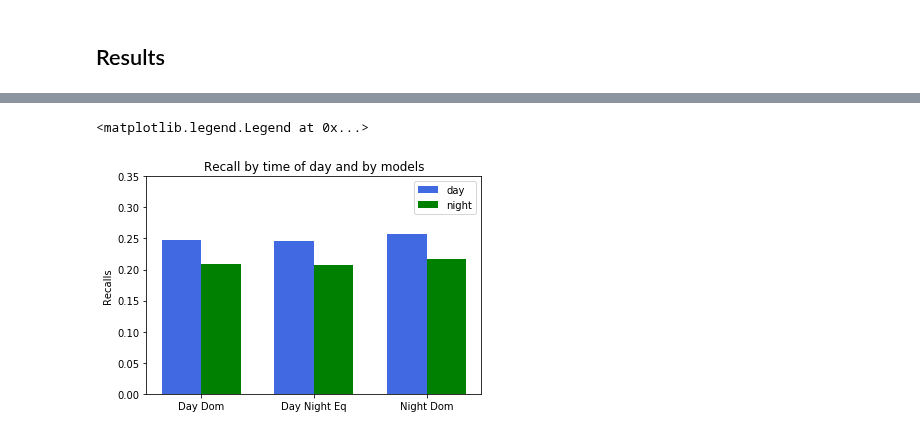
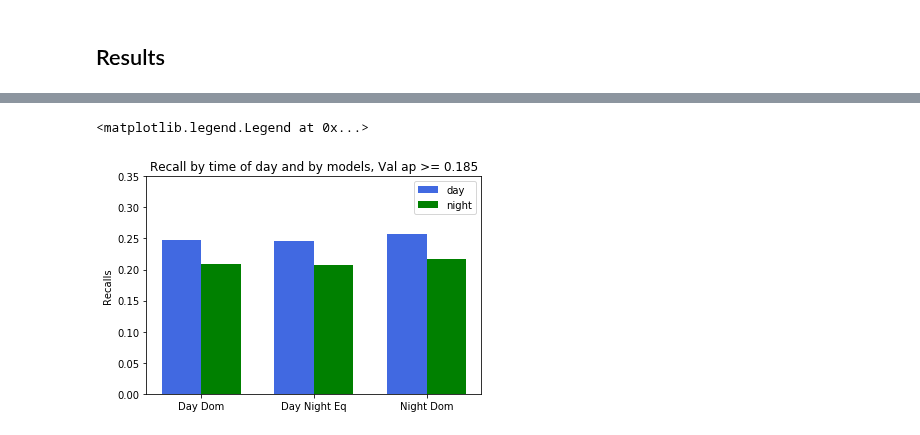
Before and after one commit to noya/strata-bias-demo, a Jupyter notebook: presentation_plots.ipynb, the cells around one changed output, grey strips where cells are left out. Drawn from its saved outputs; the diff is of its cells as text; code cells hidden in the pictures.

```diff
--- a/presentation_plots.ipynb
+++ b/presentation_plots.ipynb
@@ -437,19 +456,19 @@ plt.show()
 # %%
 data = {}
 data['training_time'] = [10000, 15000, 110310]
 
 gridnumber = np.arange(3)
 width = 0.35
 fig = plt.figure()
 ax = plt.subplot(111)
 day_recall = ax.bar(gridnumber, [dd_day_result['recall'], dn_day_result['recall'], nd_day_result['recall']], width, color='royalblue')
 night_recall = ax.bar(gridnumber + width, [dd_night_result['recall'], dn_night_result['recall'], nd_night_result['recall']], width, color='green')
 ax.set_xticks(gridnumber + width/2)
 ax.set_xticklabels(['Day Dom', 'Day Night Eq', 'Night Dom'])
 ax.set_ylabel('Recalls')
-ax.set_title('Recall by time of day and by models')
+ax.set_title('Recall by time of day and by models, Val ap >= 0.185')
 ax.set_ylim((0, 0.35))
 ax.legend((day_recall[0], night_recall[1]), ('day', 'night'))
 # %% [output]
 <matplotlib.legend.Legend at 0x...>
-[figure, old version]
+[figure, new version]
```
Also changed, not shown: parts of 8 cells of this notebook.
